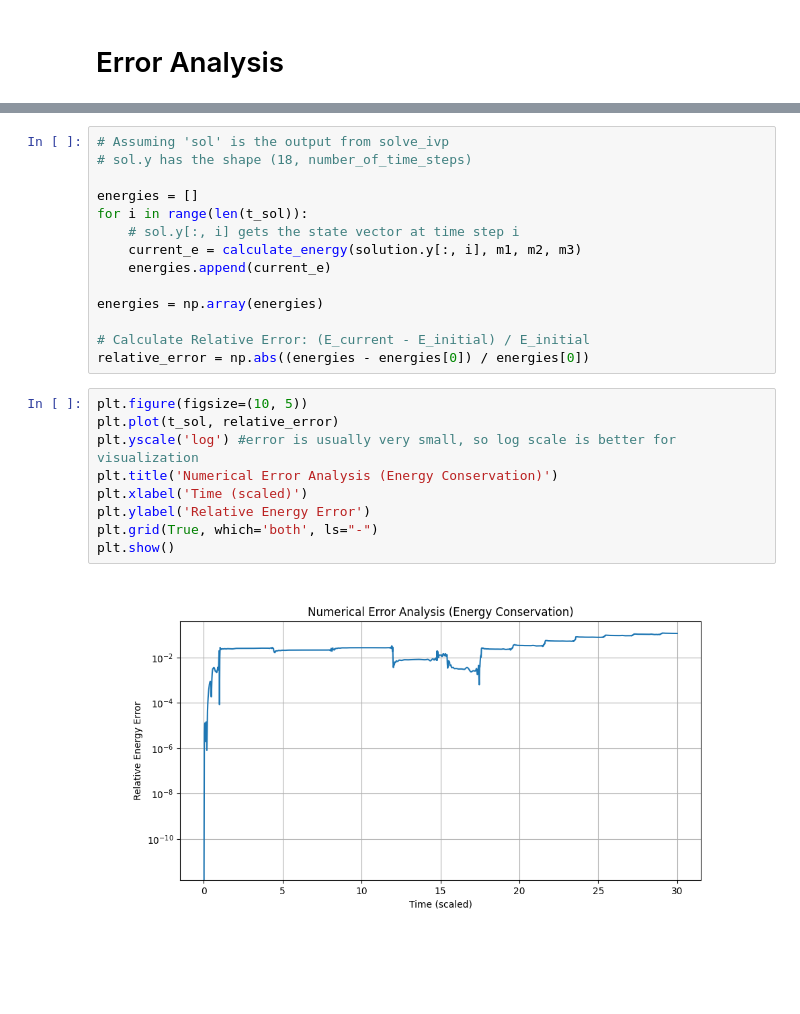
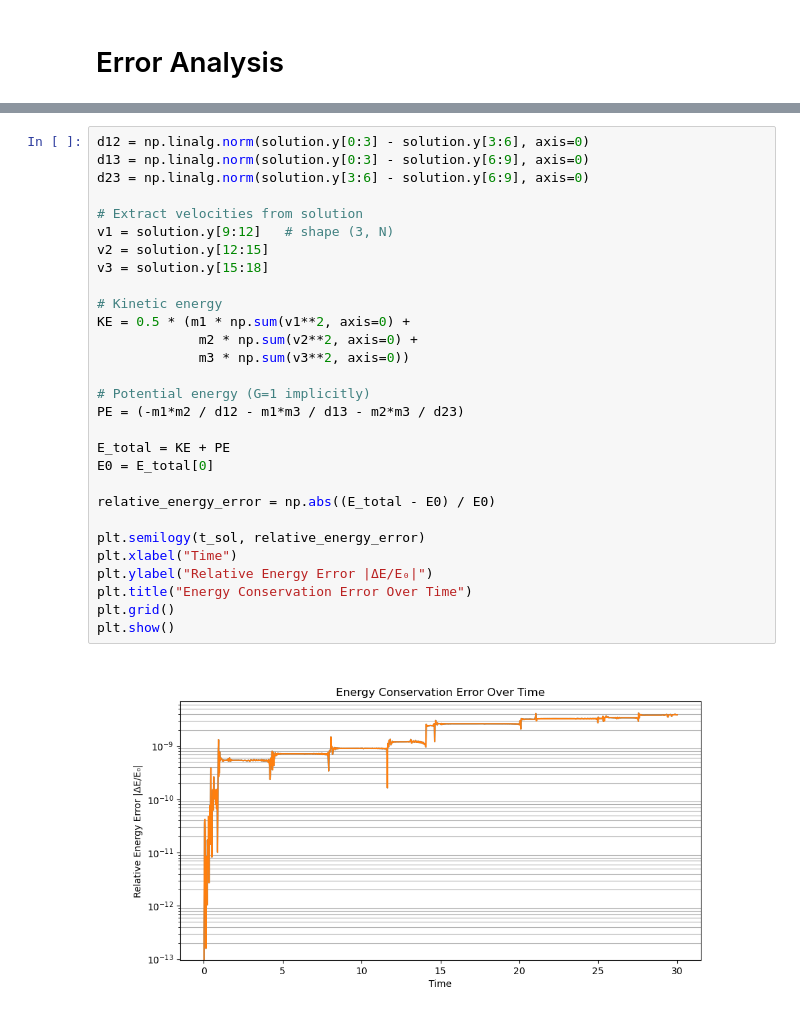
Before and after one commit to salmon11062006/compphysFinal, a Jupyter notebook: compPhysThreeBody.ipynb, the cells around one changed output, grey strips where cells are left out. Saved outputs shown, nothing was run; the diff lists cells and outputs as text; blank space fills up the shorter version.

```diff
--- a/compPhysThreeBody.ipynb
+++ b/compPhysThreeBody.ipynb
@@ -272,25 +248,31 @@ def calculate_energy(y, m1, m2, m3, G=1.0):
-# %%
-# Assuming 'sol' is the output from solve_ivp
-# sol.y has the shape (18, number_of_time_steps)
-
-energies = []
-for i in range(len(t_sol)):
-    # sol.y[:, i] gets the state vector at time step i
-    current_e = calculate_energy(solution.y[:, i], m1, m2, m3)
-    energies.append(current_e)
-
-energies = np.array(energies)
-
-# Calculate Relative Error: (E_current - E_initial) / E_initial
-relative_error = np.abs((energies - energies[0]) / energies[0])
-# %%
-plt.figure(figsize=(10, 5))
-plt.plot(t_sol, relative_error)
-plt.yscale('log') #error is usually very small, so log scale is better for visualization
-plt.title('Numerical Error Analysis (Energy Conservation)')
-plt.xlabel('Time (scaled)')
-plt.ylabel('Relative Energy Error')
-plt.grid(True, which='both', ls="-")
-plt.show()
-# %% [output]
-[figure, removed]
+# %%
+d12 = np.linalg.norm(solution.y[0:3] - solution.y[3:6], axis=0)
+d13 = np.linalg.norm(solution.y[0:3] - solution.y[6:9], axis=0)
+d23 = np.linalg.norm(solution.y[3:6] - solution.y[6:9], axis=0)
+
+# Extract velocities from solution
+v1 = solution.y[9:12]   # shape (3, N)
+v2 = solution.y[12:15]
+v3 = solution.y[15:18]
+
+# Kinetic energy
+KE = 0.5 * (m1 * np.sum(v1**2, axis=0) +
+             m2 * np.sum(v2**2, axis=0) +
+             m3 * np.sum(v3**2, axis=0))
+
+# Potential energy (G=1 implicitly)
+PE = (-m1*m2 / d12 - m1*m3 / d13 - m2*m3 / d23)
+
+E_total = KE + PE
+E0 = E_total[0]
+
+relative_energy_error = np.abs((E_total - E0) / E0)
+
+plt.semilogy(t_sol, relative_energy_error)
+plt.xlabel("Time")
+plt.ylabel("Relative Energy Error |ΔE/E₀|")
+plt.title("Energy Conservation Error Over Time")
+plt.grid()
+plt.show()
+# %% [output]
+[figure, added]
```
Also changed, not shown: parts of 3 cells of this notebook, 1 other file.
